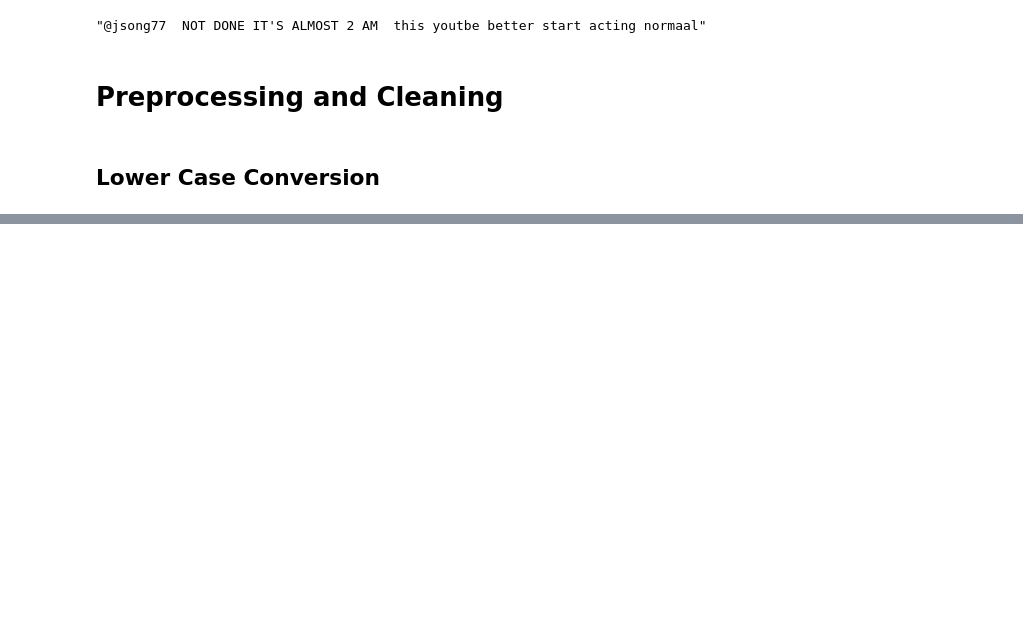
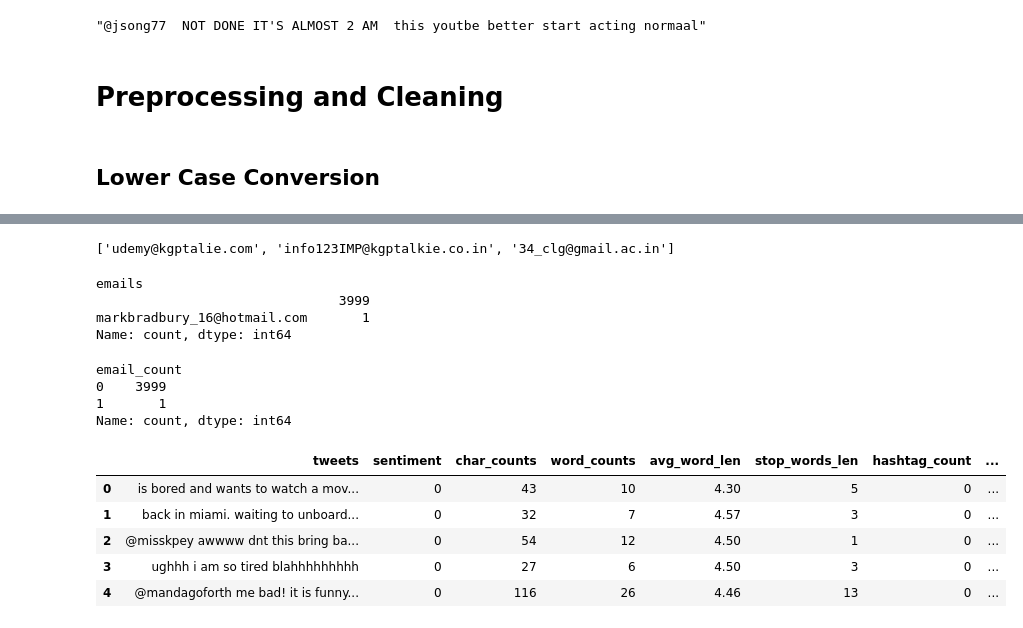
Before and after one commit to udityamerit/Natural-Language-Processing-Mastery-in-Python, a Jupyter notebook: 05 Complete Text Processing In NLP/Complete Text Processing.ipynb, the cells around one changed output, grey strips where cells are left out. Saved outputs shown, nothing was run; the diff lists cells and outputs as text; code cells hidden in the pictures; blank space fills up the shorter version.

```diff
--- a/05 Complete Text Processing In NLP/Complete Text Processing.ipynb
+++ b/05 Complete Text Processing In NLP/Complete Text Processing.ipynb
@@ -187,0 +234,36 @@ df[df['upper_counts']>3].iloc[0]['tweets']
+# %%
+x = 'contact me at udemy@kgptalie.com and info123IMP@kgptalkie.co.in and also find me on the 34_clg@gmail.ac.in'
+
+pattern = r'\b[A-Za-z0-9._%+-]+@[A-Za-z.-]+\.[A-Z|a-z]{2,}\b'
+result = re.findall(pattern=pattern, string=x)
+print(result)
+# %% [output]
+['udemy@kgptalie.com', 'info123IMP@kgptalkie.co.in', '34_clg@gmail.ac.in']
+# %%
+df['emails'] = df['tweets'].apply(lambda x: ",".join(re.findall(pattern=pattern, string=x)))
+# %%
+df['emails'].value_counts()
+# %% [output]
+emails
+                               3999
+markbradbury_16@hotmail.com       1
+Name: count, dtype: int64
+# %%
+df['email_count'] = df['emails'].apply(lambda x: x.count(',')+1 if len(x)>0 else 0)
+# %%
+df['email_count'].value_counts()
+# %% [output]
+email_count
+0    3999
+1       1
+Name: count, dtype: int64
+# %%
+df['tweets'] = df['tweets'].apply(lambda x: re.sub(pattern, '', x))
+df.head()
+# %% [output]
+|  | tweets | sentiment | char_counts | word_counts | avg_word_len | stop_words_len | hashtag_count | ... |
+| 0 | is bored and wants to watch a mov... | 0 | 43 | 10 | 4.30 | 5 | 0 | ... |
+| 1 | back in miami. waiting to unboard... | 0 | 32 | 7 | 4.57 | 3 | 0 | ... |
+| 2 | @misskpey awwww dnt this bring ba... | 0 | 54 | 12 | 4.50 | 1 | 0 | ... |
+| 3 | ughhh i am so tired blahhhhhhhhh | 0 | 27 | 6 | 4.50 | 3 | 0 | ... |
+| 4 | @mandagoforth me bad! it is funny... | 0 | 116 | 26 | 4.46 | 13 | 0 | ... |
```
Also changed, not shown: parts of 30 cells of this notebook, 2 other files.
